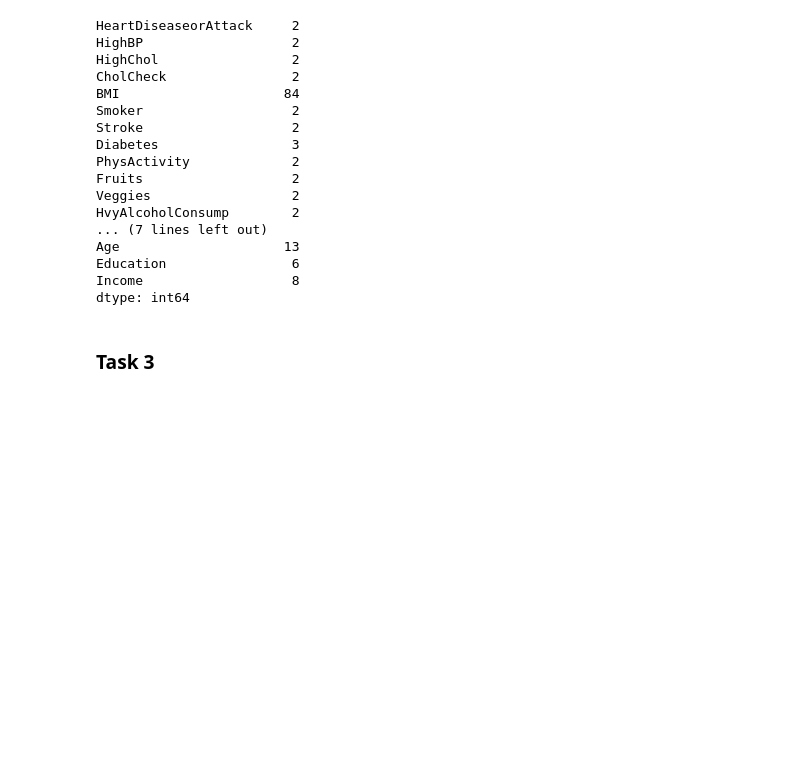
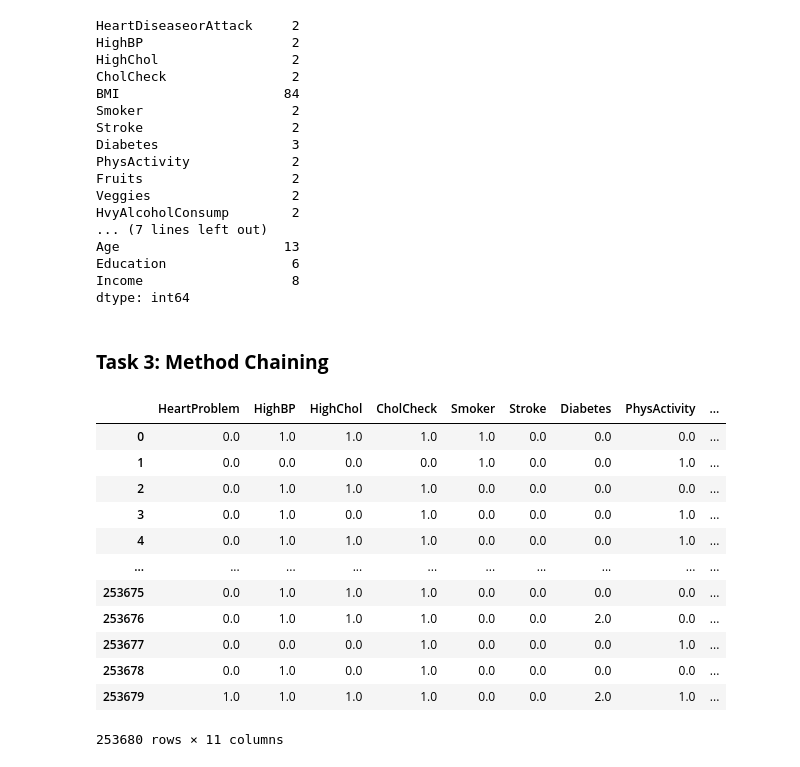
Before and after one commit to ubco-W2022T1-cosc301/project-group50, a Jupyter notebook: notebooks/analysis1.ipynb, the cells around one changed output. Saved outputs shown, nothing was run; the diff lists cells and outputs as text; code cells hidden in the pictures; blank space fills up the shorter version.

```diff
--- a/notebooks/analysis1.ipynb
+++ b/notebooks/analysis1.ipynb
@@ -128,4 +135,4 @@ Education                6
 Income                   8
 dtype: int64
 # %% [markdown]
-### **Task 3**
+### **Task 3: Method Chaining**
@@ -133,0 +139,18 @@ df1 = p1.processData('../heart_disease.csv')
+# %%
+dfcleaned = p1.processData('../heart_disease.csv')
+dfcleaned.rename(columns = {'HeartDiseaseorAttack' : 'HeartProblem'}, inplace = True)
+dfcleaned
+# %% [output]
+|  | HeartProblem | HighBP | HighChol | CholCheck | Smoker | Stroke | Diabetes | PhysActivity | ... |
+| 0 | 0.0 | 1.0 | 1.0 | 1.0 | 1.0 | 0.0 | 0.0 | 0.0 | ... |
+| 1 | 0.0 | 0.0 | 0.0 | 0.0 | 1.0 | 0.0 | 0.0 | 1.0 | ... |
+| 2 | 0.0 | 1.0 | 1.0 | 1.0 | 0.0 | 0.0 | 0.0 | 0.0 | ... |
+| 3 | 0.0 | 1.0 | 0.0 | 1.0 | 0.0 | 0.0 | 0.0 | 1.0 | ... |
+| 4 | 0.0 | 1.0 | 1.0 | 1.0 | 0.0 | 0.0 | 0.0 | 1.0 | ... |
+| ... | ... | ... | ... | ... | ... | ... | ... | ... | ... |
+| 253675 | 0.0 | 1.0 | 1.0 | 1.0 | 0.0 | 0.0 | 0.0 | 0.0 | ... |
+| 253676 | 0.0 | 1.0 | 1.0 | 1.0 | 0.0 | 0.0 | 2.0 | 0.0 | ... |
+| 253677 | 0.0 | 0.0 | 0.0 | 1.0 | 0.0 | 0.0 | 0.0 | 1.0 | ... |
+| 253678 | 0.0 | 1.0 | 0.0 | 1.0 | 0.0 | 0.0 | 0.0 | 0.0 | ... |
+| 253679 | 1.0 | 1.0 | 1.0 | 1.0 | 0.0 | 0.0 | 2.0 | 1.0 | ... |
+253680 rows × 11 columns
```
Also changed, not shown: parts of 18 cells of this notebook, 2 other files.
